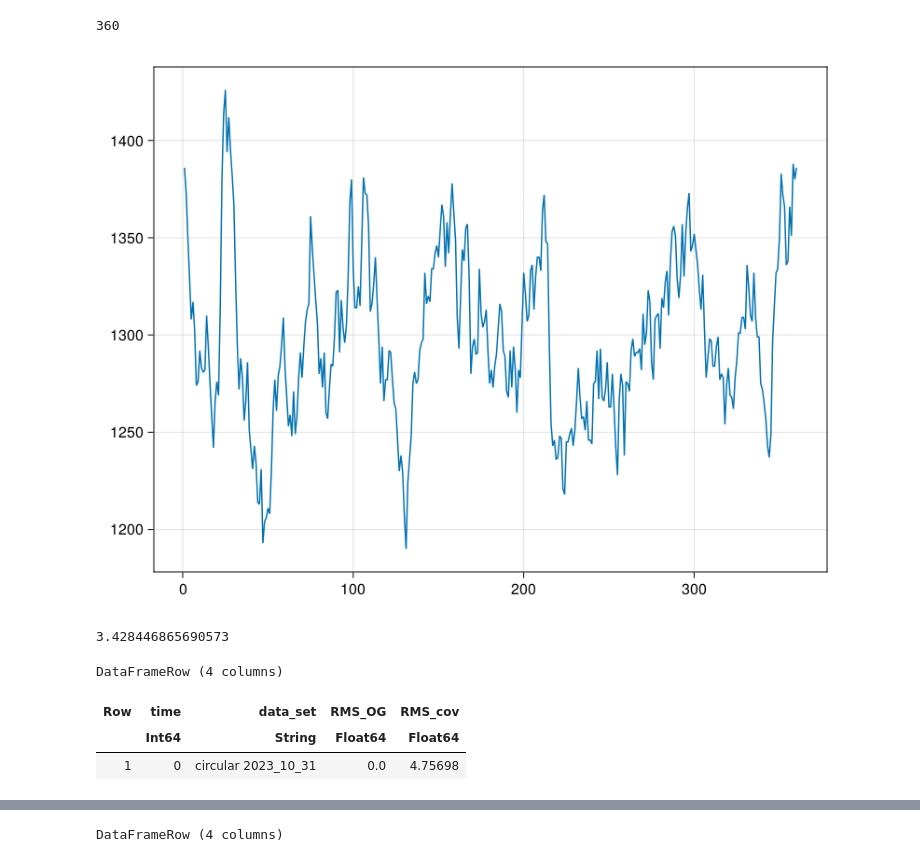
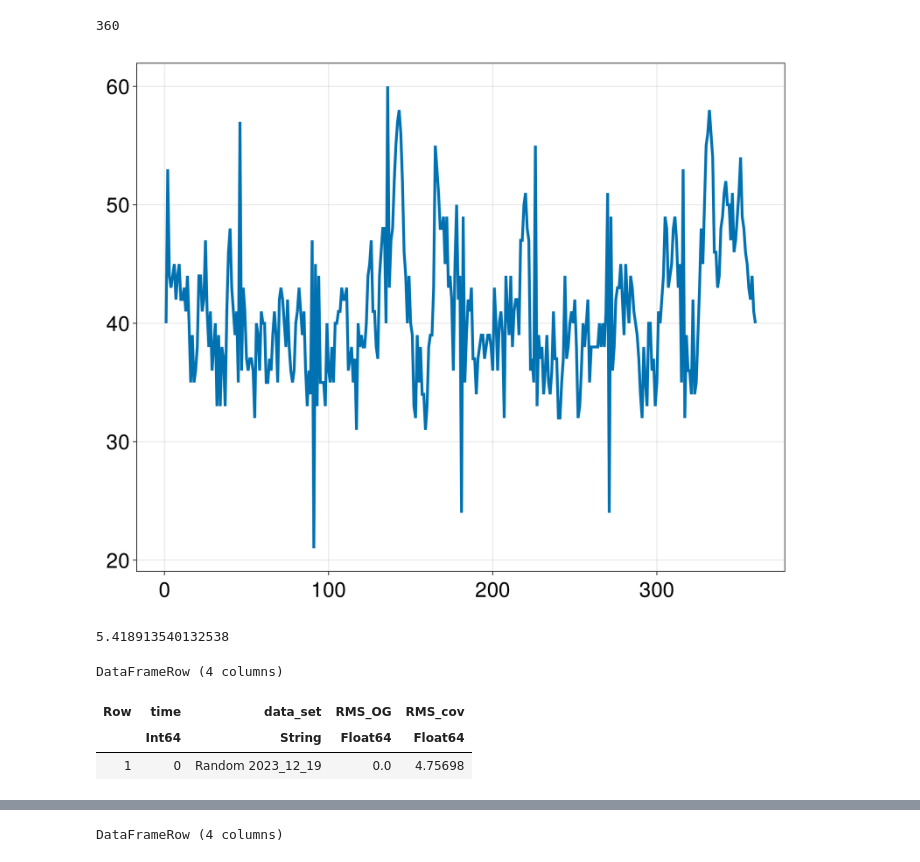
Before and after one commit to AndreasKuhn-ak/ColonyImages.jl, a Jupyter notebook: Analysis_artifical.ipynb, the cells around one changed output, grey strips where cells are left out. Cells and saved outputs as stored; diff of their text form; code cells hidden in the pictures.

```diff
--- a/Analysis_artifical.ipynb
+++ b/Analysis_artifical.ipynb
@@ -33,4 +24,4 @@ end
 # %%
-data = deserialize(joinpath(image_data,readdir(image_data)[2]))
-first(data,3)
+data_a = deserialize(joinpath(image_data,readdir(image_data)[2]))
+first(data_a,2)
 # %% [output]
@@ -254,15 +145,15 @@ length(data.metric_OG[11])
 # %% [output]
 360
 # %%
-lines(data.metric_OG[110])
+lines(data_a.metric_OG[110])
 # %% [output]
-[figure, old version]
+[figure, new version]
 # %%
-std(data.metric_OG[11])
+std(data_a.metric_OG[11])
 # %% [output]
-3.428446865690573
+5.418913540132538
 # %%
-RMS_single = @chain data begin
+RMS_single = @chain data_a begin
     groupby([:time,:data_set])
     @combine(:RMS_OG = mean((std.(:metric_OG))),
     :RMS_cov = mean((std.(:metric_cov))), )
@@ -273,7 +164,7 @@ first(RMS_single)
 DataFrameRow (4 columns)
 | Row | time | data_set | RMS_OG | RMS_cov |
 |  | Int64 | String | Float64 | Float64 |
-| 1 | 0 | circular 2023_10_31 | 0.0 | 4.75698 |
+| 1 | 0 | Random 2023_12_19 | 0.0 | 4.75698 |
 # %%
 unique(RMS_single.data_set)
 # %% [output]
```
Also changed, not shown: parts of 26 cells of this notebook, 4 other files.
